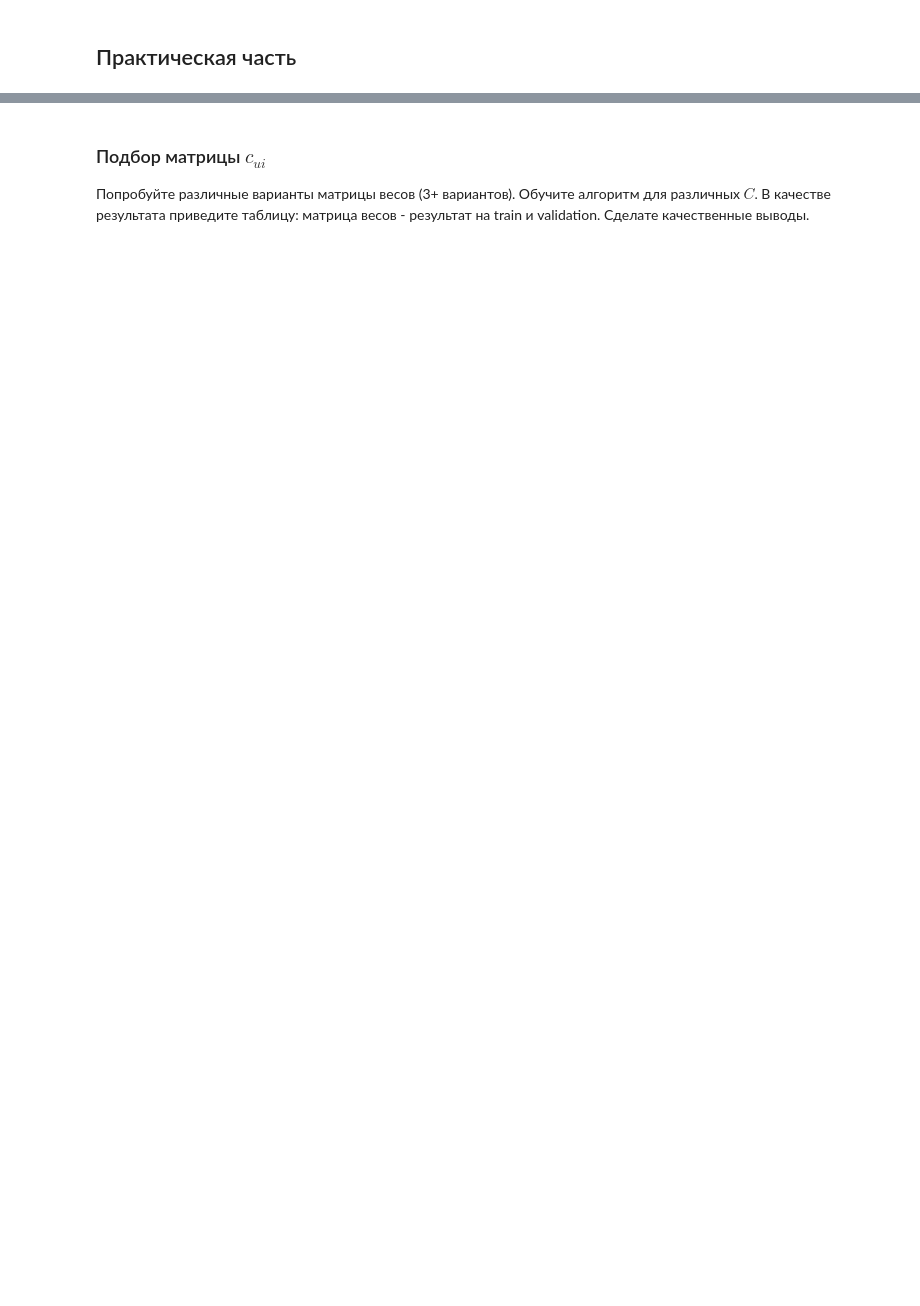
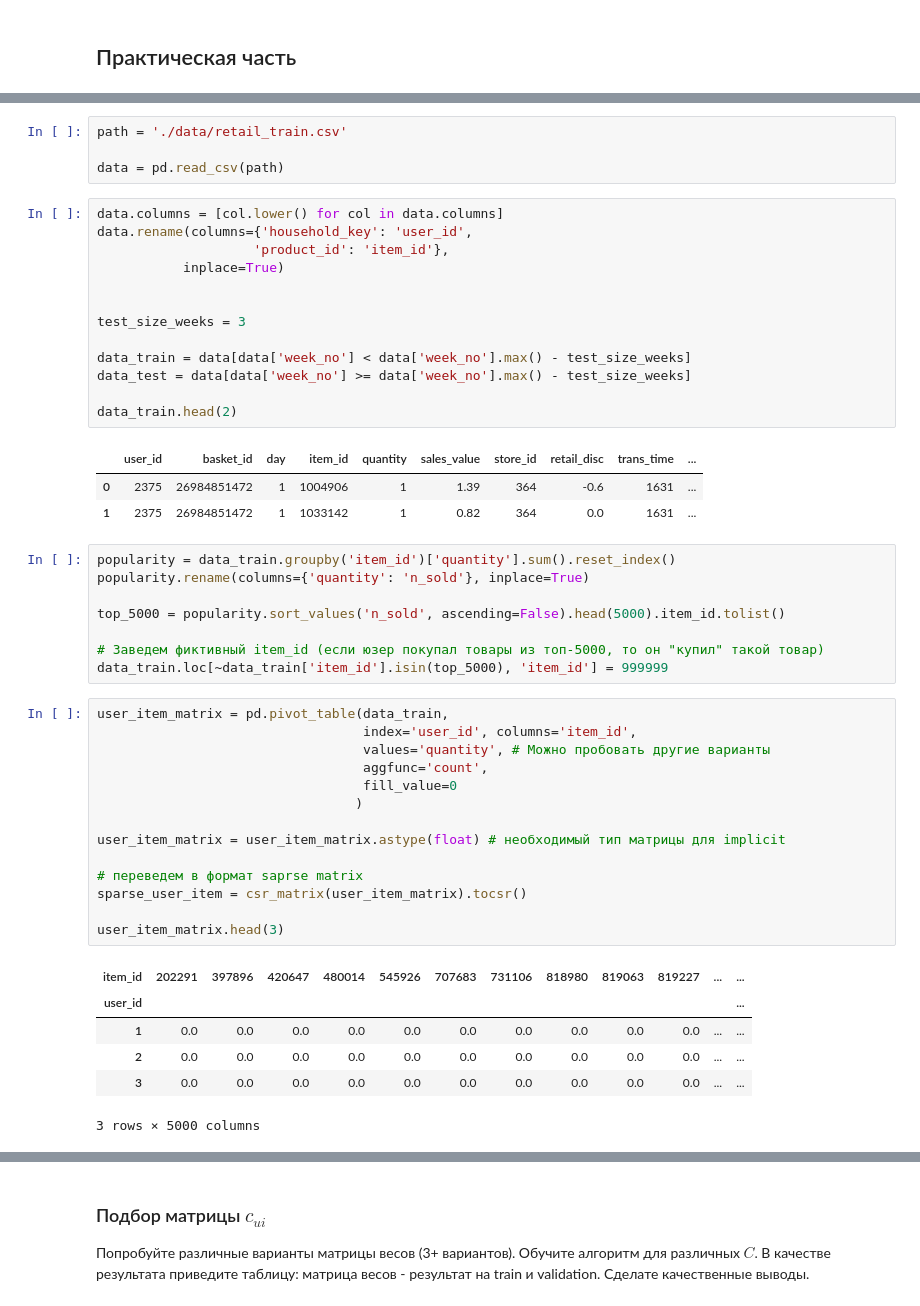
Before and after one commit to sokolenkomikhail/RecSys, a Jupyter notebook: lesson_03/hw3.ipynb, the cells around one changed output, grey strips where cells are left out. Drawn from its saved outputs; the diff is of its cells as text; blank space fills up the shorter version.

```diff
--- a/lesson_03/hw3.ipynb
+++ b/lesson_03/hw3.ipynb
@@ -30,0 +57,50 @@ Item-Item - сравнение похожих товаров. Рекоменда
+# %%
+path = './data/retail_train.csv'
+
+data = pd.read_csv(path)
+# %%
+data.columns = [col.lower() for col in data.columns]
+data.rename(columns={'household_key': 'user_id',
+                    'product_id': 'item_id'},
+           inplace=True)
+
+
+test_size_weeks = 3
+
+data_train = data[data['week_no'] < data['week_no'].max() - test_size_weeks]
+data_test = data[data['week_no'] >= data['week_no'].max() - test_size_weeks]
+
+data_train.head(2)
+# %% [output]
+|  | user_id | basket_id | day | item_id | quantity | sales_value | store_id | retail_disc | trans_time | ... |
+| 0 | 2375 | 26984851472 | 1 | 1004906 | 1 | 1.39 | 364 | -0.6 | 1631 | ... |
+| 1 | 2375 | 26984851472 | 1 | 1033142 | 1 | 0.82 | 364 | 0.0 | 1631 | ... |
+# %%
+popularity = data_train.groupby('item_id')['quantity'].sum().reset_index()
+popularity.rename(columns={'quantity': 'n_sold'}, inplace=True)
+
+top_5000 = popularity.sort_values('n_sold', ascending=False).head(5000).item_id.tolist()
+
+# Заведем фиктивный item_id (если юзер покупал товары из топ-5000, то он "купил" такой товар)
+data_train.loc[~data_train['item_id'].isin(top_5000), 'item_id'] = 999999
+# %%
+user_item_matrix = pd.pivot_table(data_train,
+                                  index='user_id', columns='item_id',
+                                  values='quantity', # Можно пробовать другие варианты
+                                  aggfunc='count',
+                                  fill_value=0
+                                 )
+
+user_item_matrix = user_item_matrix.astype(float) # необходимый тип матрицы для implicit
+
+# переведем в формат saprse matrix
+sparse_user_item = csr_matrix(user_item_matrix).tocsr()
+
+user_item_matrix.head(3)
+# %% [output]
+| item_id | 202291 | 397896 | 420647 | 480014 | 545926 | 707683 | 731106 | 818980 | 819063 | 819227 | ... | ... |
+| user_id |  |  |  |  |  |  |  |  |  |  |  | ... |
+| 1 | 0.0 | 0.0 | 0.0 | 0.0 | 0.0 | 0.0 | 0.0 | 0.0 | 0.0 | 0.0 | ... | ... |
+| 2 | 0.0 | 0.0 | 0.0 | 0.0 | 0.0 | 0.0 | 0.0 | 0.0 | 0.0 | 0.0 | ... | ... |
+| 3 | 0.0 | 0.0 | 0.0 | 0.0 | 0.0 | 0.0 | 0.0 | 0.0 | 0.0 | 0.0 | ... | ... |
+3 rows × 5000 columns
```
Also changed, not shown: parts of 21 cells of this notebook.
